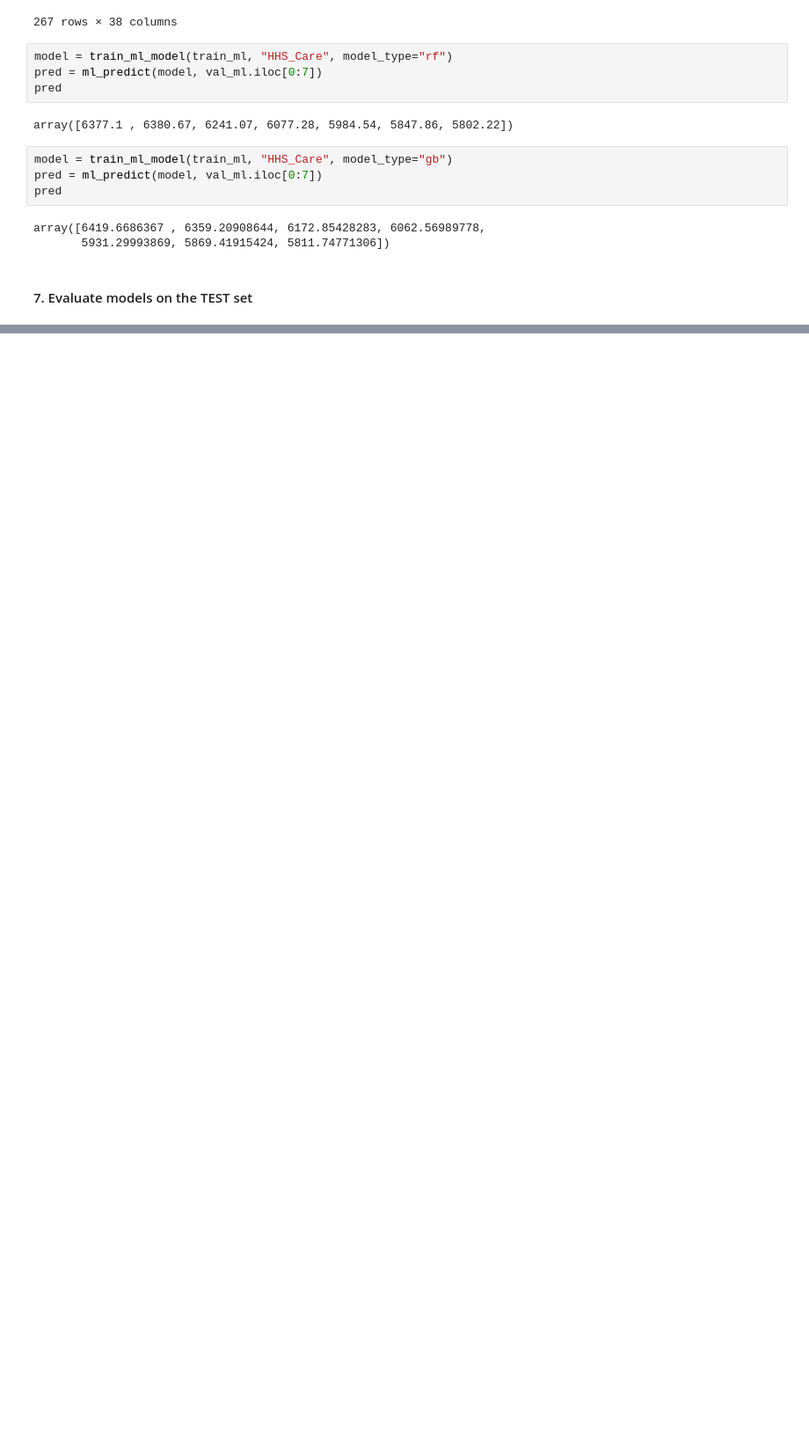
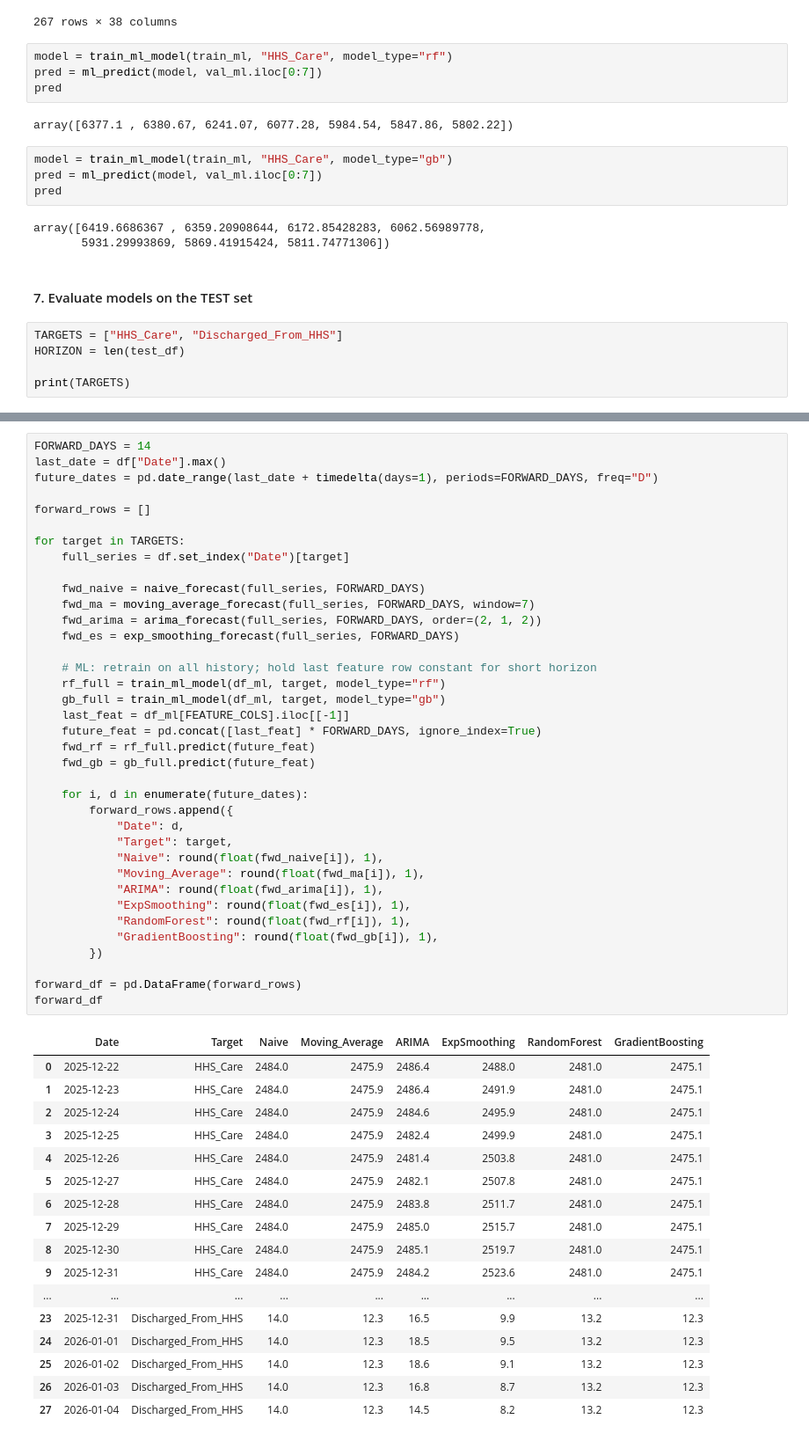
Before and after one commit to amithvardhan99/resume-projects, a Jupyter notebook: Predictive Forecasting of Care Load & Placement Demand/notebook-1.ipynb, the cells around one changed output, grey strips where cells are left out. Shown at 88% size. Saved outputs shown, nothing was run; the diff lists cells and outputs as text; blank space fills up the shorter version.

```diff
--- a/Predictive Forecasting of Care Load & Placement Demand/notebook-1.ipynb
+++ b/Predictive Forecasting of Care Load & Placement Demand/notebook-1.ipynb
@@ -266,3 +266,8 @@ array([6419.6686367 , 6359.20908644, 6172.85428283, 6062.56989778,
        5931.29993869, 5869.41915424, 5811.74771306])
 # %% [markdown]
 #### 7. Evaluate models on the TEST set
+# %%
+TARGETS = ["HHS_Care", "Discharged_From_HHS"]
+HORIZON = len(test_df)
+
+print(TARGETS)
@@ -268,0 +379,55 @@ array([6419.6686367 , 6359.20908644, 6172.85428283, 6062.56989778,
+# %%
+FORWARD_DAYS = 14
+last_date = df["Date"].max()
+future_dates = pd.date_range(last_date + timedelta(days=1), periods=FORWARD_DAYS, freq="D")
+
+forward_rows = []
+
+for target in TARGETS:
+    full_series = df.set_index("Date")[target]
+
+    fwd_naive = naive_forecast(full_series, FORWARD_DAYS)
+    fwd_ma = moving_average_forecast(full_series, FORWARD_DAYS, window=7)
+    fwd_arima = arima_forecast(full_series, FORWARD_DAYS, order=(2, 1, 2))
+    fwd_es = exp_smoothing_forecast(full_series, FORWARD_DAYS)
+
+    # ML: retrain on all history; hold last feature row constant for short horizon
+    rf_full = train_ml_model(df_ml, target, model_type="rf")
+    gb_full = train_ml_model(df_ml, target, model_type="gb")
+    last_feat = df_ml[FEATURE_COLS].iloc[[-1]]
+    future_feat = pd.concat([last_feat] * FORWARD_DAYS, ignore_index=True)
+    fwd_rf = rf_full.predict(future_feat)
+    fwd_gb = gb_full.predict(future_feat)
+
+    for i, d in enumerate(future_dates):
+        forward_rows.append({
+            "Date": d,
+            "Target": target,
+            "Naive": round(float(fwd_naive[i]), 1),
+            "Moving_Average": round(float(fwd_ma[i]), 1),
+            "ARIMA": round(float(fwd_arima[i]), 1),
+            "ExpSmoothing": round(float(fwd_es[i]), 1),
+            "RandomForest": round(float(fwd_rf[i]), 1),
+            "GradientBoosting": round(float(fwd_gb[i]), 1),
+        })
+
+forward_df = pd.DataFrame(forward_rows)
+forward_df
+# %% [output]
+|  | Date | Target | Naive | Moving_Average | ARIMA | ExpSmoothing | RandomForest | GradientBoosting |
+| 0 | 2025-12-22 | HHS_Care | 2484.0 | 2475.9 | 2486.4 | 2488.0 | 2481.0 | 2475.1 |
+| 1 | 2025-12-23 | HHS_Care | 2484.0 | 2475.9 | 2486.4 | 2491.9 | 2481.0 | 2475.1 |
+| 2 | 2025-12-24 | HHS_Care | 2484.0 | 2475.9 | 2484.6 | 2495.9 | 2481.0 | 2475.1 |
+| 3 | 2025-12-25 | HHS_Care | 2484.0 | 2475.9 | 2482.4 | 2499.9 | 2481.0 | 2475.1 |
+| 4 | 2025-12-26 | HHS_Care | 2484.0 | 2475.9 | 2481.4 | 2503.8 | 2481.0 | 2475.1 |
+| 5 | 2025-12-27 | HHS_Care | 2484.0 | 2475.9 | 2482.1 | 2507.8 | 2481.0 | 2475.1 |
+| 6 | 2025-12-28 | HHS_Care | 2484.0 | 2475.9 | 2483.8 | 2511.7 | 2481.0 | 2475.1 |
+| 7 | 2025-12-29 | HHS_Care | 2484.0 | 2475.9 | 2485.0 | 2515.7 | 2481.0 | 2475.1 |
+| 8 | 2025-12-30 | HHS_Care | 2484.0 | 2475.9 | 2485.1 | 2519.7 | 2481.0 | 2475.1 |
+| 9 | 2025-12-31 | HHS_Care | 2484.0 | 2475.9 | 2484.2 | 2523.6 | 2481.0 | 2475.1 |
+| ... | ... | ... | ... | ... | ... | ... | ... | ... |
+| 23 | 2025-12-31 | Discharged_From_HHS | 14.0 | 12.3 | 16.5 | 9.9 | 13.2 | 12.3 |
+| 24 | 2026-01-01 | Discharged_From_HHS | 14.0 | 12.3 | 18.5 | 9.5 | 13.2 | 12.3 |
+| 25 | 2026-01-02 | Discharged_From_HHS | 14.0 | 12.3 | 18.6 | 9.1 | 13.2 | 12.3 |
+| 26 | 2026-01-03 | Discharged_From_HHS | 14.0 | 12.3 | 16.8 | 8.7 | 13.2 | 12.3 |
+| 27 | 2026-01-04 | Discharged_From_HHS | 14.0 | 12.3 | 14.5 | 8.2 | 13.2 | 12.3 |
```
Also changed, not shown: parts of 11 cells of this notebook.
